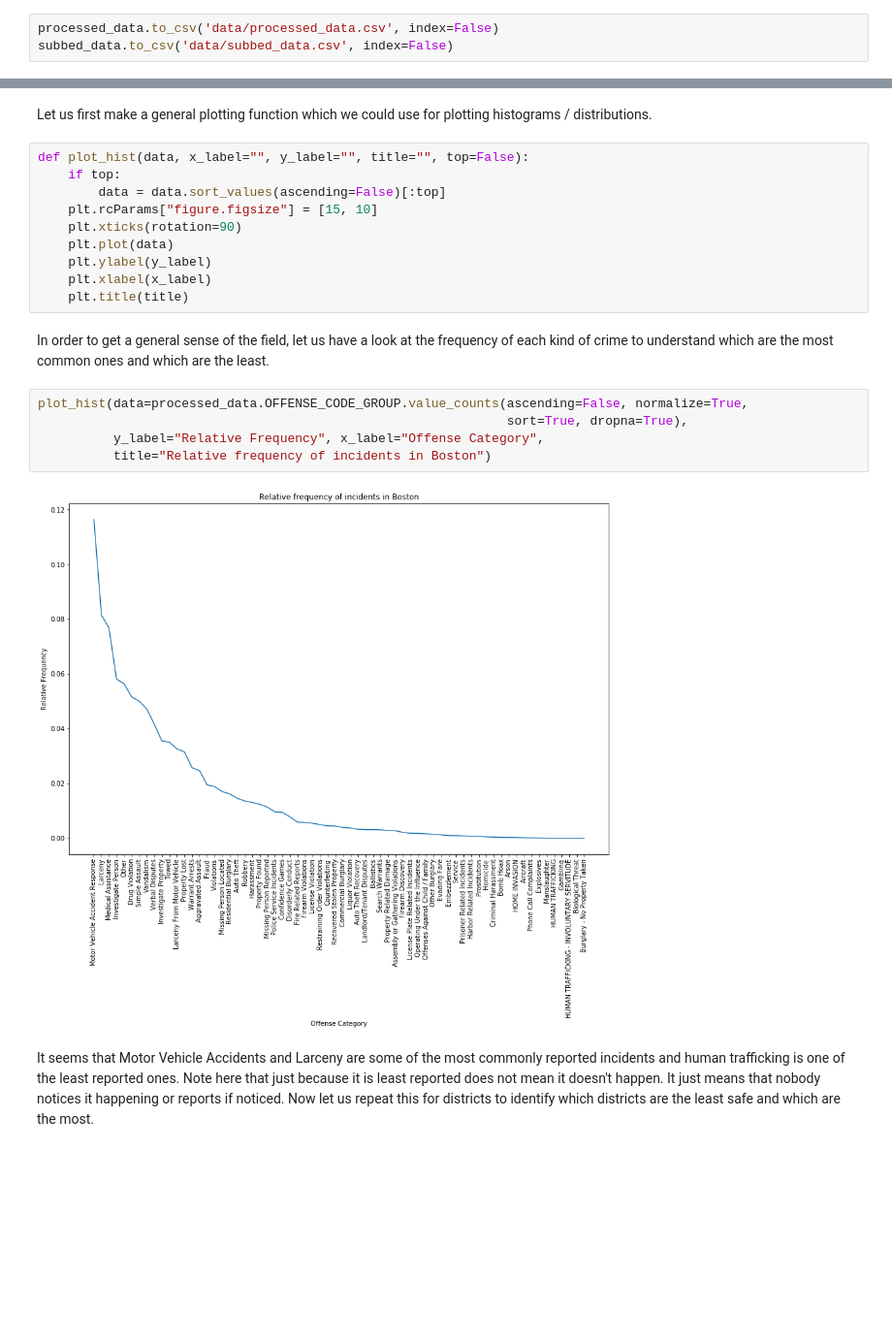
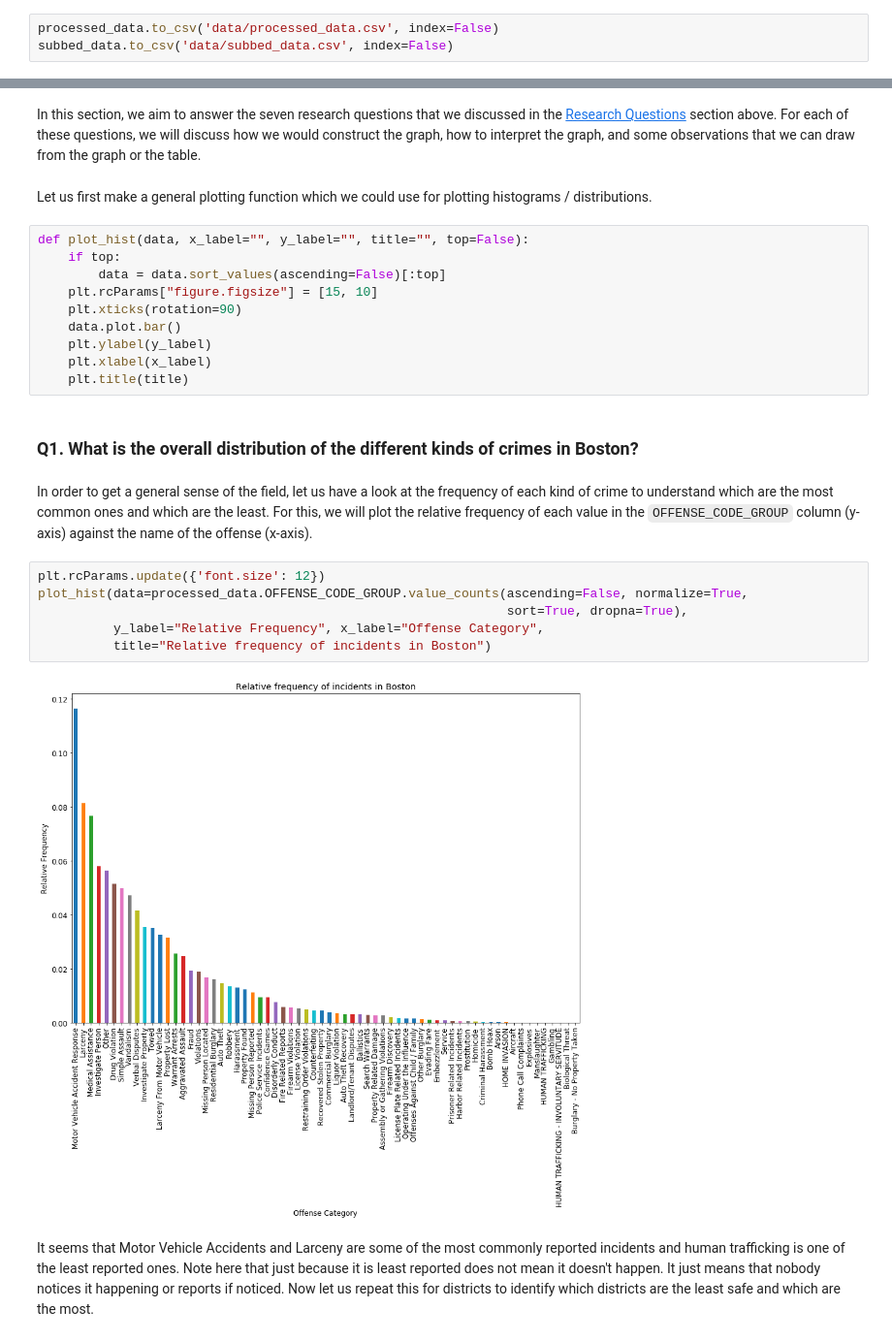
Before and after one commit to darshanmehta17/data-512-final-project, a Jupyter notebook: final_analysis.ipynb, the cells around one changed output, grey strips where cells are left out. Shown: that part at 97% size. Saved outputs shown, nothing was run; the diff lists cells and outputs as text; blank space fills up the shorter version.

```diff
--- a/final_analysis.ipynb
+++ b/final_analysis.ipynb
@@ -222,3 +298,5 @@ In this section, we aim to plot various aspects of data to see if we find someth
+# %% [markdown]
+In this section, we aim to answer the seven research questions that we discussed in the [Research Questions](#Research-Questions) section above. For each of these questions, we will discuss how we would construct the graph, how to interpret the graph, and some observations that we can draw from the graph or the table.
 # %% [markdown]
 Let us first make a general plotting function which we could use for plotting histograms / distributions.
 # %%
@@ -227,18 +305,21 @@ def plot_hist(data, x_label="", y_label="", title="", top=False):
         data = data.sort_values(ascending=False)[:top]
     plt.rcParams["figure.figsize"] = [15, 10]
     plt.xticks(rotation=90)
-    plt.plot(data)
+    data.plot.bar()
     plt.ylabel(y_label)
     plt.xlabel(x_label)
     plt.title(title)
+# %% [markdown]
+### Q1. What is the overall distribution of the different kinds of crimes in Boston?
 # %% [markdown]
-In order to get a general sense of the field, let us have a look at the frequency of each kind of crime to understand which are the most common ones and which are the least.
+In order to get a general sense of the field, let us have a look at the frequency of each kind of crime to understand which are the most common ones and which are the least. For this, we will plot the relative frequency of each value in the `OFFENSE_CODE_GROUP` column (y-axis) against the name of the offense (x-axis).
 # %%
+plt.rcParams.update({'font.size': 12})
 plot_hist(data=processed_data.OFFENSE_CODE_GROUP.value_counts(ascending=False, normalize=True,
                                                               sort=True, dropna=True),
           y_label="Relative Frequency", x_label="Offense Category",
           title="Relative frequency of incidents in Boston")
 # %% [output]
-[figure, old version]
+[figure, new version]
 # %% [markdown]
 It seems that Motor Vehicle Accidents and Larceny are some of the most commonly reported incidents and human trafficking is one of the least reported ones. Note here that just because it is least reported does not mean it doesn't happen. It just means that nobody notices it happening or reports if noticed. Now let us repeat this for districts to identify which districts are the least safe and which are the most.
```
Also changed, not shown: parts of 46 cells of this notebook, 10 other files.
